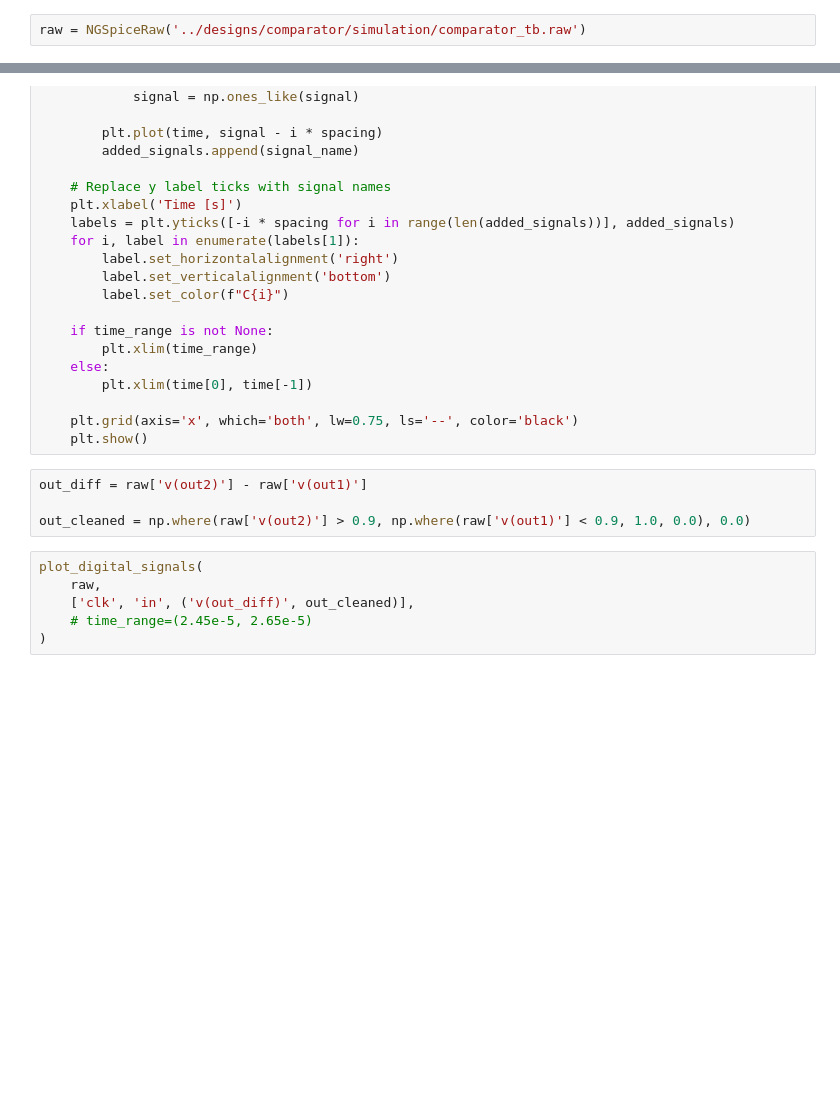
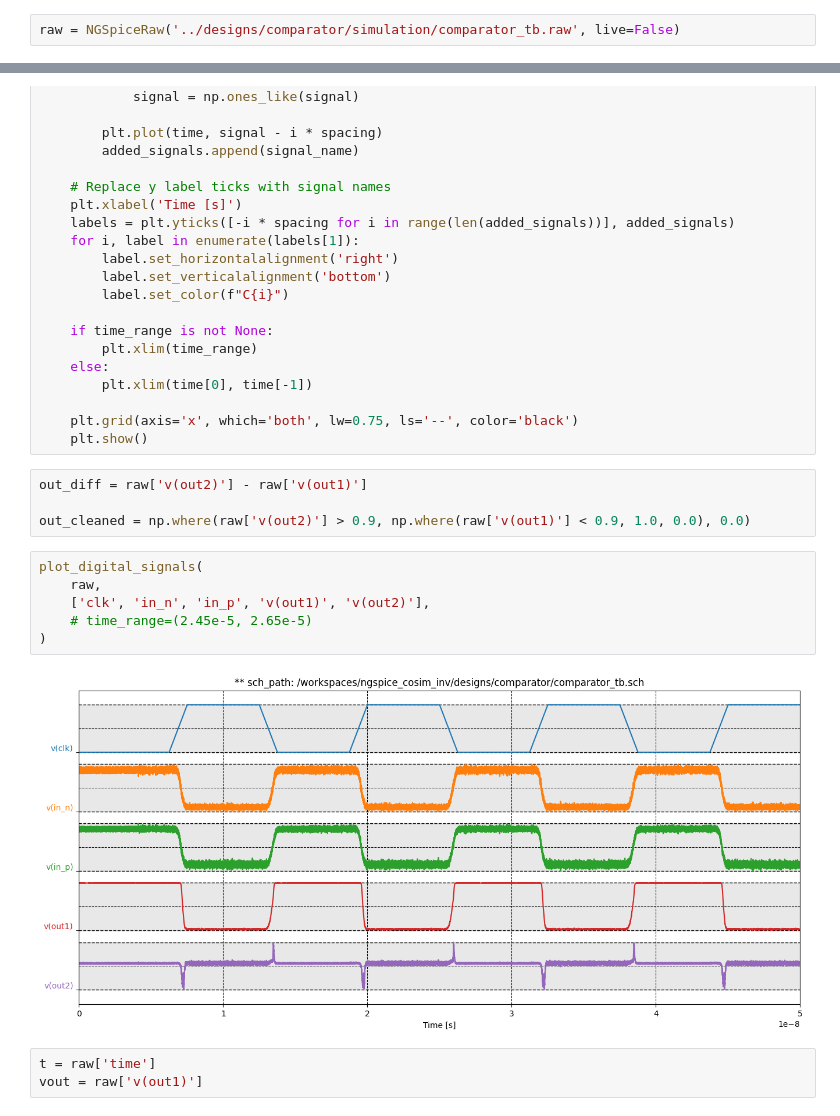
Before and after one commit to CedricHirschi/ngspice_cosim_inv, a Jupyter notebook: visualization/visualization.ipynb, the cells around one changed output, grey strips where cells are left out. Cells and saved outputs as stored; diff of their text form; blank space fills up the shorter version.

Commit message:
Comparator Noise Analysis

```diff
--- a/visualization/visualization.ipynb
+++ b/visualization/visualization.ipynb
@@ -119,4 +119,4 @@ class NGSpiceRaw:
             self.plot[b'no. variables'] = str(len(self.plot['varnames']))
             self.plot[b'no. points'] = str(len(self.arr))
 # %%
-raw = NGSpiceRaw('../designs/comparator/simulation/comparator_tb.raw')
+raw = NGSpiceRaw('../designs/comparator/simulation/comparator_tb.raw', live=False)
@@ -192,6 +196,11 @@ out_cleaned = np.where(raw['v(out2)'] > 0.9, np.where(raw['v(out1)'] < 0.9, 1.0,
 # %%
 plot_digital_signals(
     raw,
-    ['clk', 'in', ('v(out_diff)', out_cleaned)],
+    ['clk', 'in_n', 'in_p', 'v(out1)', 'v(out2)'],
     # time_range=(2.45e-5, 2.65e-5)
 )
+# %% [output]
+[figure, added]
+# %%
+t = raw['time']
+vout = raw['v(out1)']
```
Also changed, not shown: parts of 5 cells of this notebook, 2 other files.
